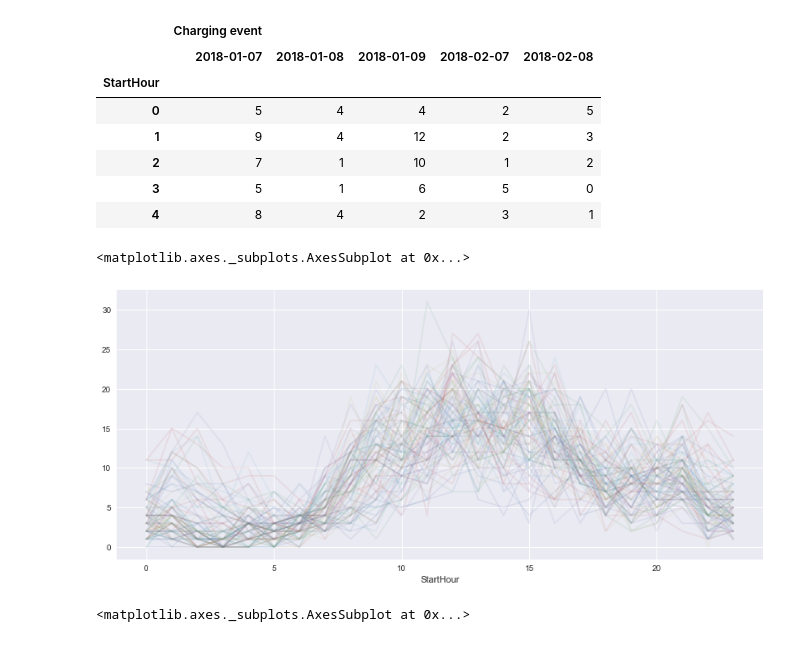
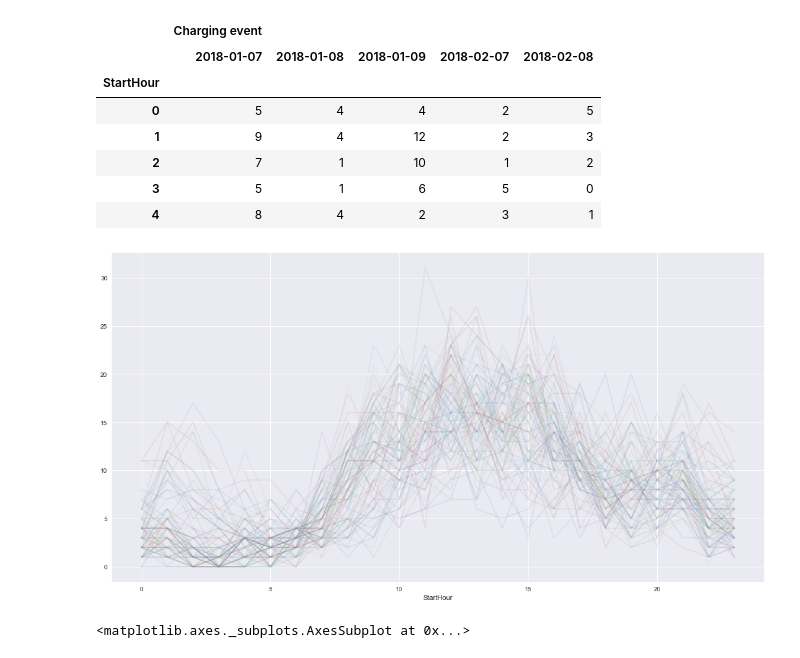
Before and after one commit to drYukiWang/ev_charge_data, a Jupyter notebook: read_data_v2.ipynb, the cells around one changed output. Saved outputs shown, nothing was run; the diff lists cells and outputs as text; code cells hidden in the pictures.

```diff
--- a/read_data_v2.ipynb
+++ b/read_data_v2.ipynb
@@ -124,12 +127,19 @@ pivoted.iloc[:5, :5]
 | 3 | 5 | 1 | 6 | 5 | 0 |
 | 4 | 8 | 4 | 2 | 3 | 1 |
 # %%
-pivoted.plot(legend=False, alpha=0.1, figsize=(14,6))
+# plot
+pivoted.plot(legend=False, alpha=0.1, figsize=(15,8))
+
+fig = plt.gcf()
+plt.tight_layout()
+fig.savefig('daily_charging_pattern.png')
+
+
+
 # each line represents each day
 # the value is number of charge events on each day at each hour
 # %% [output]
-<matplotlib.axes._subplots.AxesSubplot at 0x...>
-[figure, old version]
+[figure, new version]
 # %%
 chs.groupby(['DayofWeekName', 'Type']).size().sort_values(ascending=False).plot(kind='bar',figsize=(14,6))
 # %% [output]
```
Also changed, not shown: parts of 6 cells of this notebook, 7 other files.
